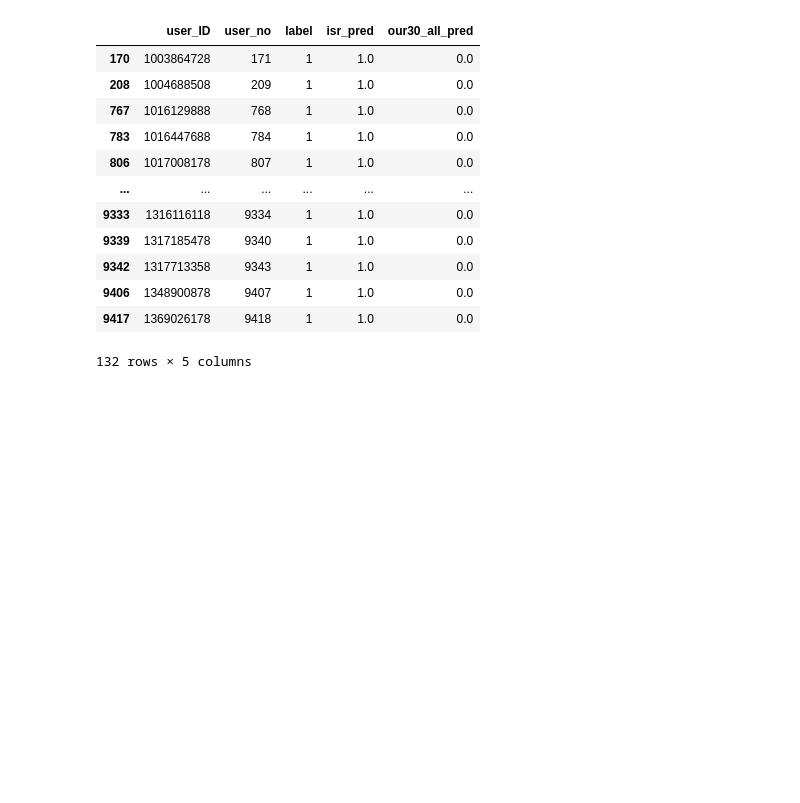
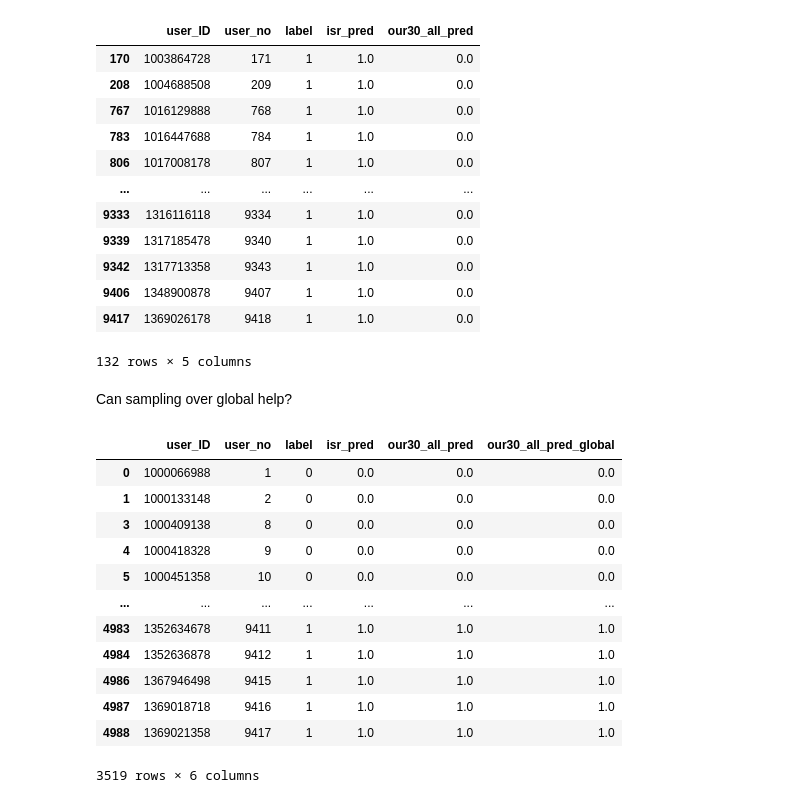
Before and after one commit to leyaoliatan/ISR_Spammer_Detection, a Jupyter notebook: notebooks/amazoncase.ipynb, the cells around one changed output. Cells and saved outputs as stored; diff of their text form; code cells hidden in the pictures; blank space fills up the shorter version.

```diff
--- a/notebooks/amazoncase.ipynb
+++ b/notebooks/amazoncase.ipynb
@@ -362,3 +362,28 @@ label[(label['label'] == 1) & (label['our30_all_pred'] == 0) & (label['isr_pred'
 | 9406 | 1348900878 | 9407 | 1 | 1.0 | 0.0 |
 | 9417 | 1369026178 | 9418 | 1 | 1.0 | 0.0 |
 132 rows × 5 columns
+# %% [markdown]
+Can sampling over global help?
+# %%
+path_result_our_all_global = '/Users/leahtan/Documents/3_Research/2024-Ali/ISR/results/30percent_all_sample_global.txt'
+result_our30_all_global = pd.read_csv(path_result_our_all_global, sep=' ',names=['user_no','our30_all_pred_global'])
+result_our30_all_global.drop_duplicates(subset=['user_no'], keep='first', inplace=True)
+#merge results to label
+label = label.merge(result_our30_all_global, on='user_no', how='left')
+#drop na for label
+label.dropna(inplace=True)
+label
+# %% [output]
+|  | user_ID | user_no | label | isr_pred | our30_all_pred | our30_all_pred_global |
+| 0 | 1000066988 | 1 | 0 | 0.0 | 0.0 | 0.0 |
+| 1 | 1000133148 | 2 | 0 | 0.0 | 0.0 | 0.0 |
+| 3 | 1000409138 | 8 | 0 | 0.0 | 0.0 | 0.0 |
+| 4 | 1000418328 | 9 | 0 | 0.0 | 0.0 | 0.0 |
+| 5 | 1000451358 | 10 | 0 | 0.0 | 0.0 | 0.0 |
+| ... | ... | ... | ... | ... | ... | ... |
+| 4983 | 1352634678 | 9411 | 1 | 1.0 | 1.0 | 1.0 |
+| 4984 | 1352636878 | 9412 | 1 | 1.0 | 1.0 | 1.0 |
+| 4986 | 1367946498 | 9415 | 1 | 1.0 | 1.0 | 1.0 |
+| 4987 | 1369018718 | 9416 | 1 | 1.0 | 1.0 | 1.0 |
+| 4988 | 1369021358 | 9417 | 1 | 1.0 | 1.0 | 1.0 |
+3519 rows × 6 columns
```
Also changed, not shown: parts of 1 cell of this notebook, 6 other files.
